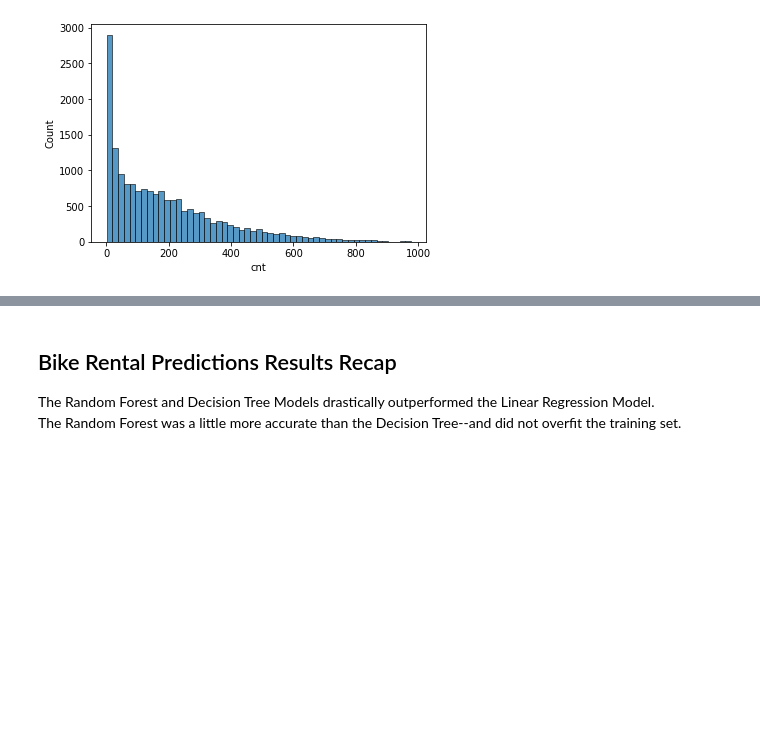
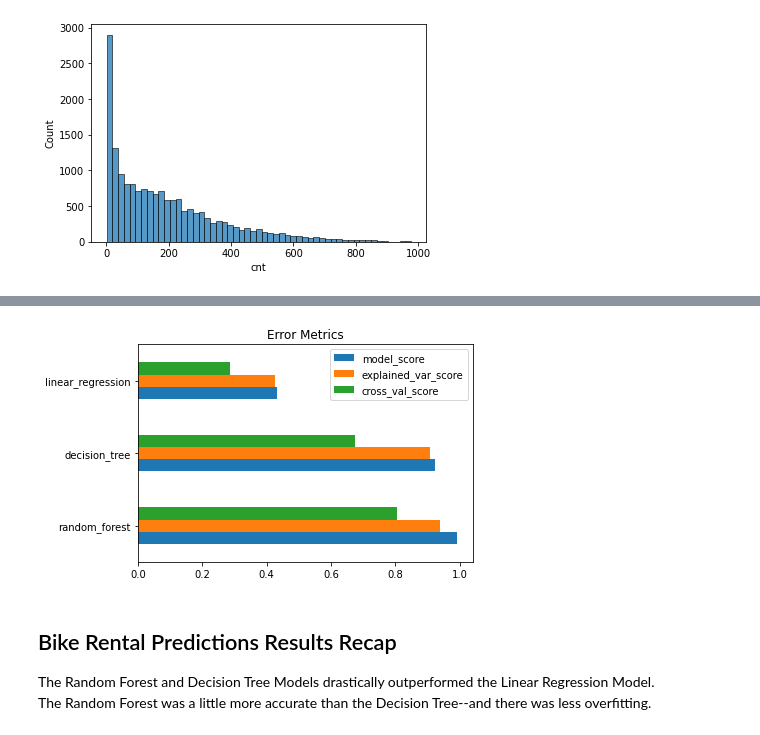
Before and after one commit to jryan814/datab-projects, a Jupyter notebook: bike_rental_predictions.ipynb, the cells around one changed output, grey strips where cells are left out. Cells and saved outputs as stored; diff of their text form; code cells hidden in the pictures; blank space fills up the shorter version.

```diff
--- a/bike_rental_predictions.ipynb
+++ b/bike_rental_predictions.ipynb
@@ -107,0 +68,4 @@ Random Forest Model:      2428.654958336745
+# %%
+X = df[feature_cols]
+y = df['cnt']
+X_train, X_test, y_train, y_test = train_test_split(X, y, test_size=0.4, random_state=5)
@@ -107,0 +114,2 @@ Random Forest Model:      2428.654958336745
+# %%
+linear_regression = MLpipeline(X, y, LinearRegression, True)
@@ -107,0 +133,4 @@ Random Forest Model:      2428.654958336745
+# %%
+sample_leaf = 12
+decision_tree = MLpipeline(X, y, DecisionTreeRegressor, auto=True,
+                           min_samples_leaf=sample_leaf, random_state=5)
@@ -107,0 +154,3 @@ Random Forest Model:      2428.654958336745
+# %%
+n_est = 100
+random_forest = MLpipeline(X, y, RandomForestRegressor, auto=True, n_estimators=n_est)
@@ -108,4 +172,21 @@ Random Forest Model:      2428.654958336745
+# %%
+labels = ['random_forest', 'decision_tree', 'linear_regression']
+vals = [random_forest.results, decision_tree.results, linear_regression.results]
+metrics = ['model_score', 'explained_var_score', 'cross_val_score']
+value_list = []
+label_dict = {i: None for i in labels}
+for v, l in zip(vals, labels):
+    value_list = []
+    for m in metrics:
+        value_list.append(v[m])
+    label_dict[l] = value_list
+
+d = pd.DataFrame(label_dict).transpose()
+d = d.rename(columns={i: n for i, n in enumerate(metrics)})
+d.plot.barh(title='Error Metrics');
+# %% [output]
+[figure, added]
 # %% [markdown]
 ## Bike Rental Predictions Results Recap
 The Random Forest and Decision Tree Models drastically outperformed the Linear Regression Model.
-The Random Forest was a little more accurate than the Decision Tree--and did not overfit the training set.
+The Random Forest was a little more accurate than the Decision Tree--and there was less overfitting.
```
Also changed, not shown: parts of 20 cells of this notebook.
